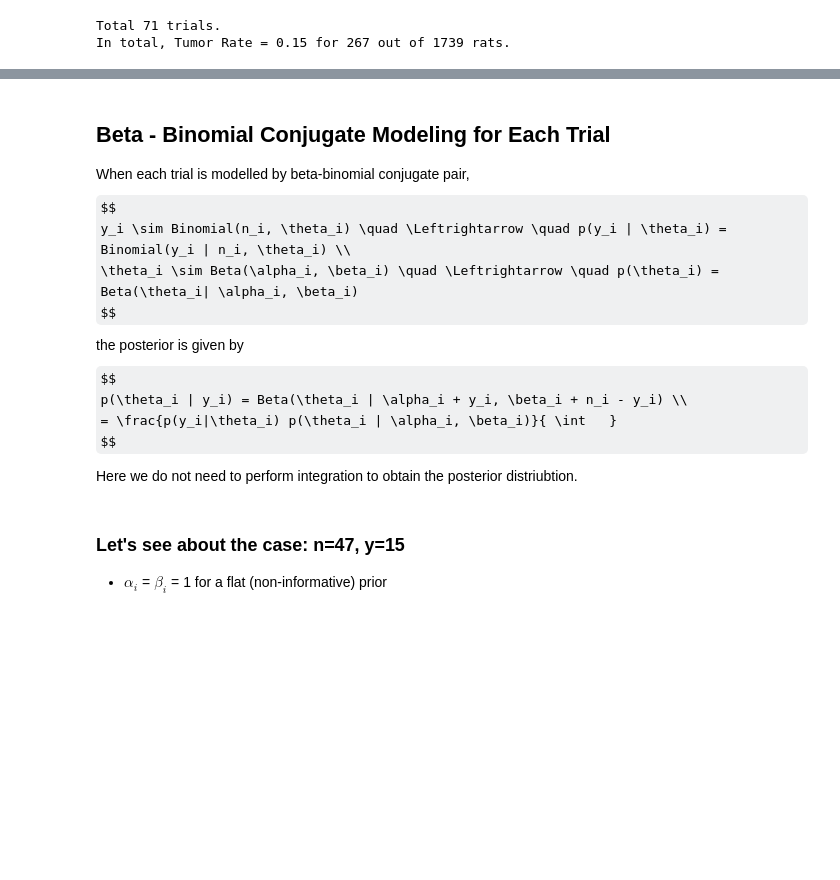
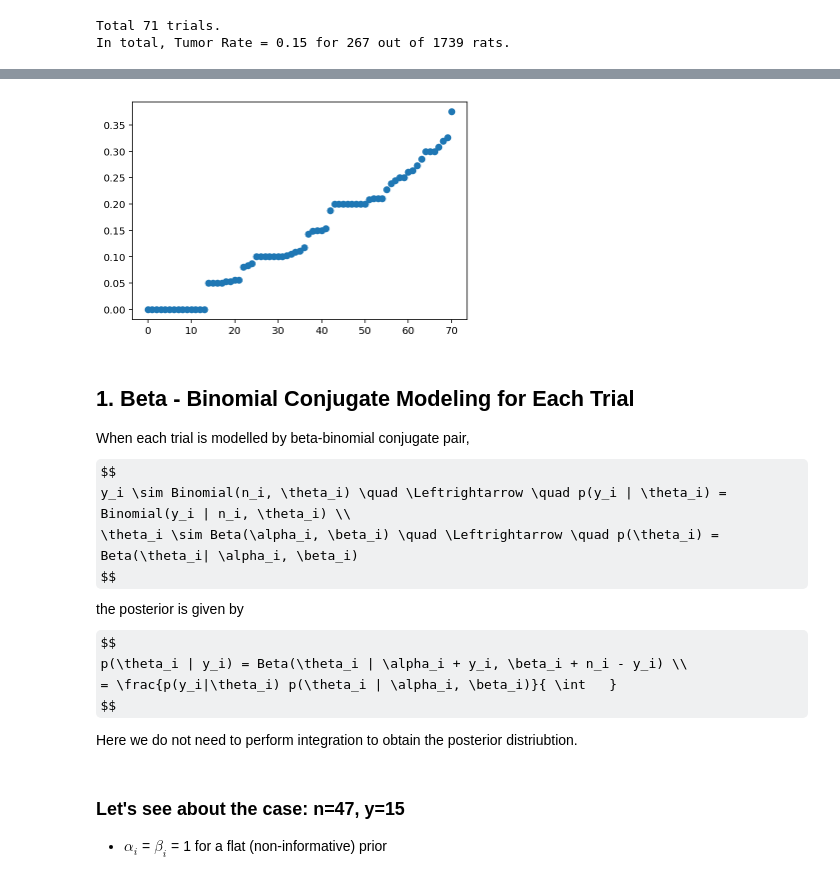
Before and after one commit to yongduek/lectures, a Jupyter notebook: esda/data_nbs/Hierarchical_Binomial_Rat_Tumor_example.ipynb, the cells around one changed output, grey strips where cells are left out. Saved outputs shown, nothing was run; the diff lists cells and outputs as text; code cells hidden in the pictures; some formulas as TeX source; blank space fills up the shorter version.

```diff
--- a/esda/data_nbs/Hierarchical_Binomial_Rat_Tumor_example.ipynb
+++ b/esda/data_nbs/Hierarchical_Binomial_Rat_Tumor_example.ipynb
@@ -69,5 +68,17 @@ plt.legend();
+# %%
+df = pd.DataFrame({'y': y, 'n':n})
+df['r'] = df.y / df.n
+df = df.sort_values(by='r')     # sort the data in accending order of r
+
+y = df.y.values
+n = df.n.values
+r = df.r.values
+
+plt.plot(r, 'o');
+# %% [output]
+[figure, added]
 # %% [markdown]
-## Beta - Binomial Conjugate Modeling for Each Trial
+## 1. Beta - Binomial Conjugate Modeling for Each Trial
 
 When each trial is modelled by beta-binomial conjugate pair,
 $$
```
Also changed, not shown: parts of 56 cells of this notebook.
